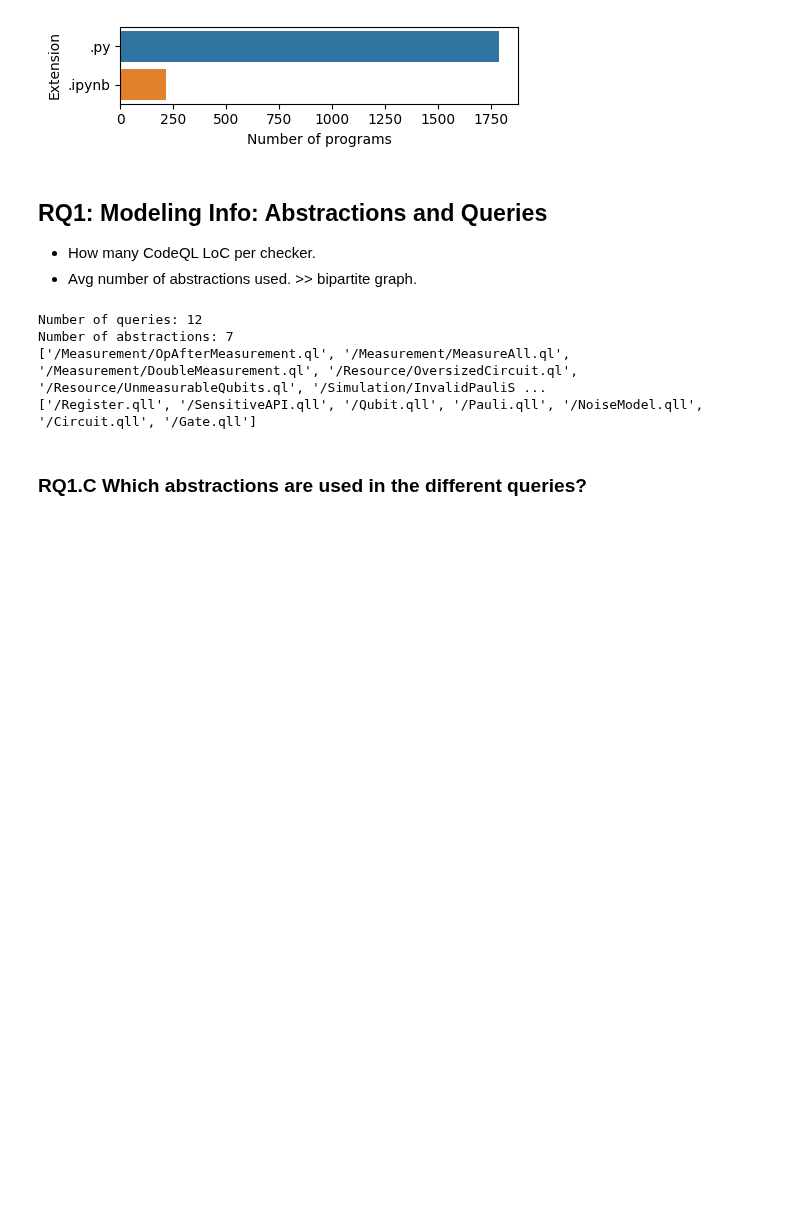
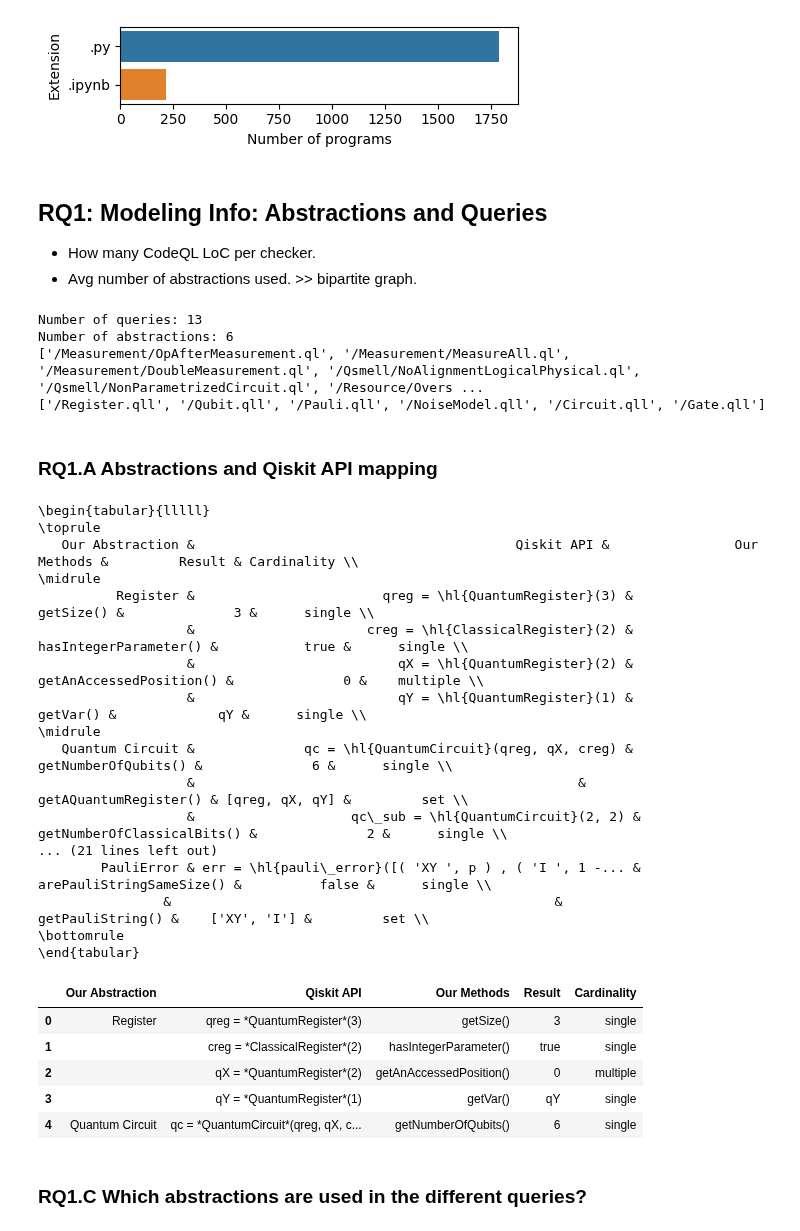
Before and after one commit to sola-st/LintQ, a Jupyter notebook: notebooks/08_Dataset_Stats.ipynb, the cells around one changed output. Saved outputs shown, nothing was run; the diff lists cells and outputs as text; code cells hidden in the pictures; blank space fills up the shorter version.

```diff
--- a/notebooks/08_Dataset_Stats.ipynb
+++ b/notebooks/08_Dataset_Stats.ipynb
@@ -145,6 +148,16 @@ query_files = read_files(
     folder=DETECTORS_FOLDER, extension='.ql')
 abstraction_files = read_files(
     folder=ABSTRACTION_FOLDER, extension='.qll')
+
+# remove all the blacklisted queries
+query_files = {
+    k: v for k, v in query_files.items()
+    if k not in BLACKLISTED_QUERIES}
+
+# remove all the blacklisted abstractions
+abstraction_files = {
+    k: v for k, v in abstraction_files.items()
+    if k not in BLACKLISTED_ABSTRACTION}
 
 print(f'Number of queries: {len(query_files)}')
 print(f'Number of abstractions: {len(abstraction_files)}')
@@ -154,10 +167,64 @@ print(all_query_names)
 all_abstractions_names = list(abstraction_files.keys())
 print(all_abstractions_names)
 # %% [output]
-Number of queries: 12
-Number of abstractions: 7
-['/Measurement/OpAfterMeasurement.ql', '/Measurement/MeasureAll.ql', '/Measurement/DoubleMeasurement.ql', '/Resource/OversizedCircuit.ql', '/Resource/UnmeasurableQubits.ql', '/Simulation/InvalidPauliS ...
-['/Register.qll', '/SensitiveAPI.qll', '/Qubit.qll', '/Pauli.qll', '/NoiseModel.qll', '/Circuit.qll', '/Gate.qll']
+Number of queries: 13
+Number of abstractions: 6
+['/Measurement/OpAfterMeasurement.ql', '/Measurement/MeasureAll.ql', '/Measurement/DoubleMeasurement.ql', '/Qsmell/NoAlignmentLogicalPhysical.ql', '/Qsmell/NonParametrizedCircuit.ql', '/Resource/Overs ...
+['/Register.qll', '/Qubit.qll', '/Pauli.qll', '/NoiseModel.qll', '/Circuit.qll', '/Gate.qll']
+# %% [markdown]
+### RQ1.A Abstractions and Qiskit API mapping
+# %%
+import re
+
+PATH_MAPPING_TABLE_CSV = "mapping_table.csv"
+df = pd.read_csv(PATH_MAPPING_TABLE_CSV)
+latex_table = df.to_latex(index=False)
+# replace all NaN with empty space
+latex_table = re.sub(r'NaN', '', latex_table)
+# replace anything between two stars with a highlight
+lines = latex_table.splitlines()
+new_lines = []
+for i, line in enumerate(lines):
+    # whenever the line starts with a letter, add a midrule
+    if re.findall(r'^[a-zA-Z]', line.strip()):
+        #print(line.strip())
+        new_lines.append('\\midrule')
+    new_line = line
+    new_line = new_line.replace('*', '\\hl{', 1)
+    new_line = new_line.replace('*', '}', 1)
+    new_lines.append(new_line)
+latex_table = '\n'.join(new_lines)
+# convert \toprule\n\midrule to \toprule
+latex_table = latex_table.replace('\\toprule\n\\midrule', '\\toprule')
+# convert \midrule\n\midrule to \midrule
+latex_table = latex_table.replace('\\midrule\n\\midrule', '\\midrule')
+
+print(latex_table)
+df.head()
+# %% [output]
+\begin{tabular}{lllll}
+\toprule
+   Our Abstraction &                                         Qiskit API &                Our Methods &         Result & Cardinality \\
+\midrule
+          Register &                        qreg = \hl{QuantumRegister}(3) &                  getSize() &              3 &      single \\
+                   &                      creg = \hl{ClassicalRegister}(2) &      hasIntegerParameter() &           true &      single \\
+                   &                          qX = \hl{QuantumRegister}(2) &    getAnAccessedPosition() &              0 &    multiple \\
+                   &                          qY = \hl{QuantumRegister}(1) &                   getVar() &             qY &      single \\
+\midrule
+   Quantum Circuit &              qc = \hl{QuantumCircuit}(qreg, qX, creg) &        getNumberOfQubits() &              6 &      single \\
+                   &                                                 &      getAQuantumRegister() & [qreg, qX, qY] &         set \\
+                   &                    qc\_sub = \hl{QuantumCircuit}(2, 2) & getNumberOfClassicalBits() &              2 &      single \\
+... (21 lines left out)
+        PauliError & err = \hl{pauli\_error}([( 'XY ', p ) , ( 'I ', 1 -... &   arePauliStringSameSize() &          false &      single \\
+                &                                                 &           getPauliString() &    ['XY', 'I'] &         set \\
+\bottomrule
+\end{tabular}
+|  | Our Abstraction | Qiskit API | Our Methods | Result | Cardinality |
+| 0 | Register | qreg = *QuantumRegister*(3) | getSize() | 3 | single |
+| 1 |  | creg = *ClassicalRegister*(2) | hasIntegerParameter() | true | single |
+| 2 |  | qX = *QuantumRegister*(2) | getAnAccessedPosition() | 0 | multiple |
+| 3 |  | qY = *QuantumRegister*(1) | getVar() | qY | single |
+| 4 | Quantum Circuit | qc = *QuantumCircuit*(qreg, qX, c... | getNumberOfQubits() | 6 | single |
 # %% [markdown]
 ### RQ1.C Which abstractions are used in the different queries?
 # %%
```
Also changed, not shown: parts of 4 cells of this notebook, 2 other files.
